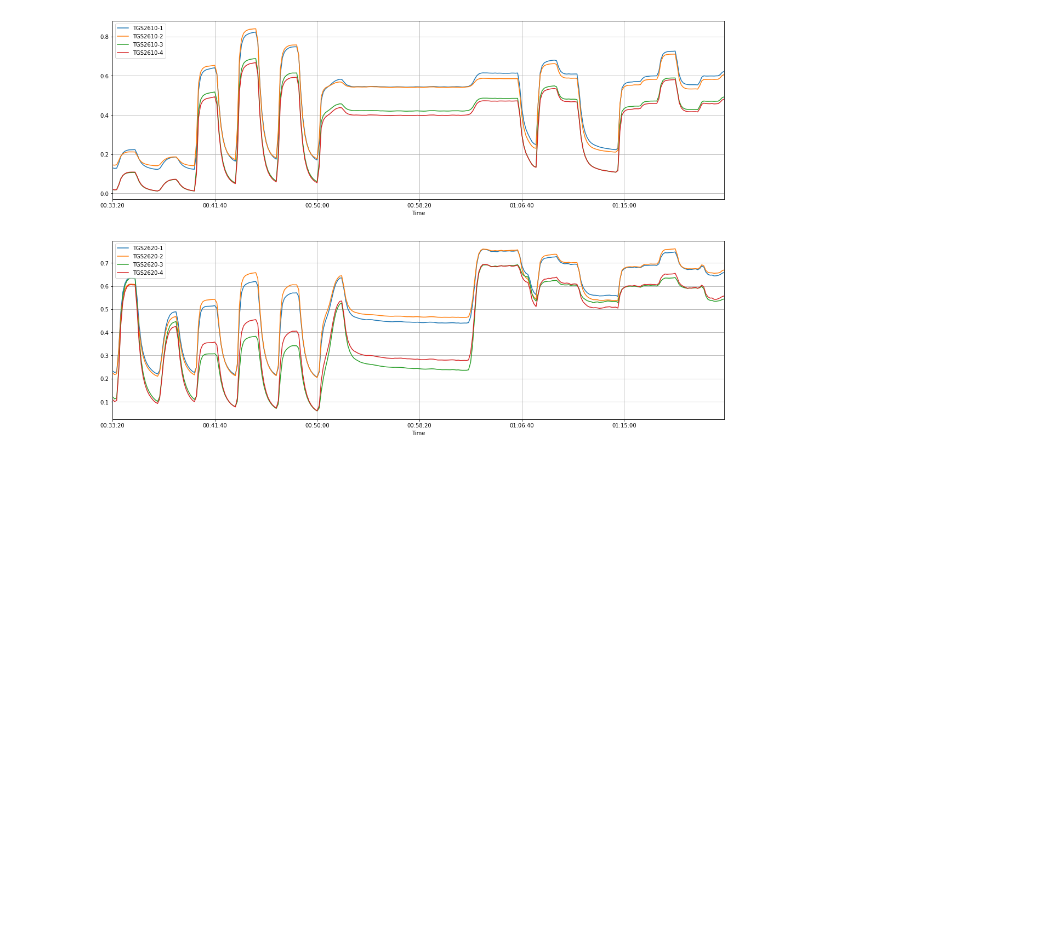
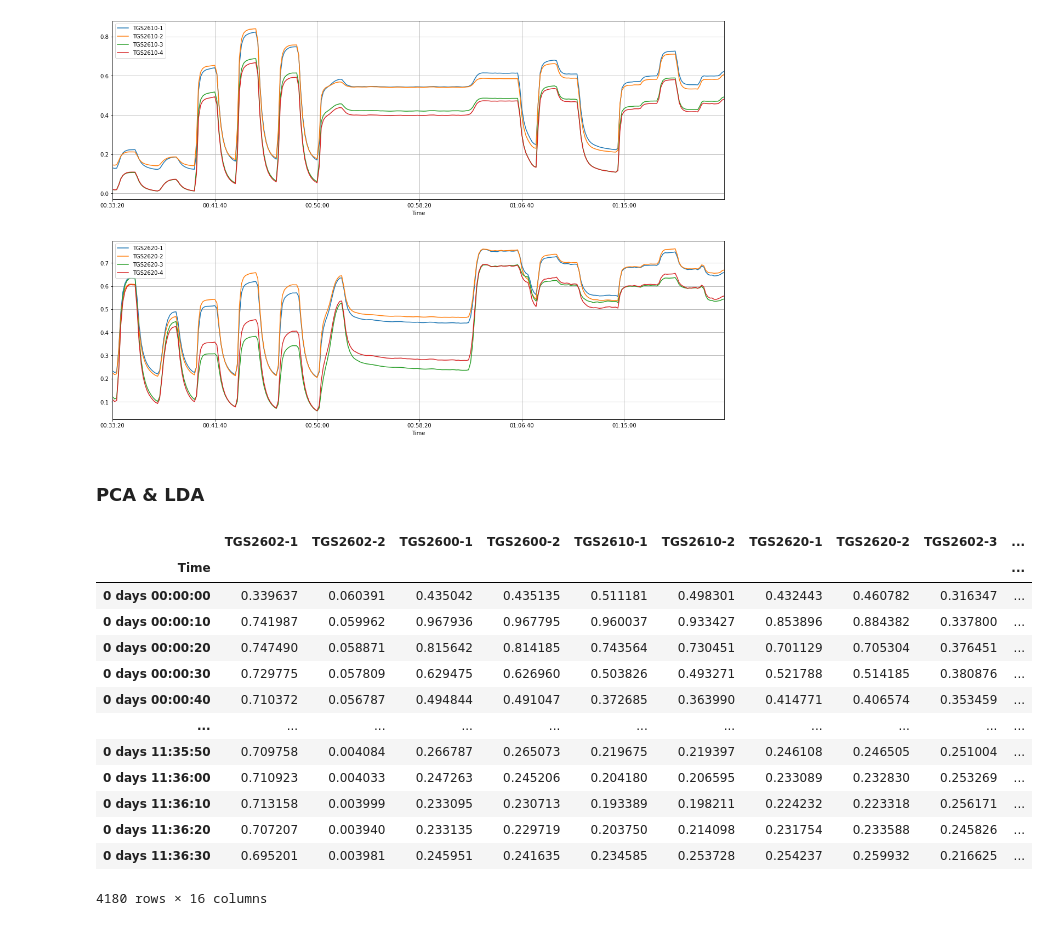
Before and after one commit to hoang-phuong-nguyen/Gas-data-analytics, a Jupyter notebook: Gas_mixture_classification.ipynb, the cells around one changed output. Cells and saved outputs as stored; diff of their text form; code cells hidden in the pictures; blank space fills up the shorter version.

```diff
--- a/Gas_mixture_classification.ipynb
+++ b/Gas_mixture_classification.ipynb
@@ -222,3 +230,22 @@ plt.show()
 [figure]
 [figure]
 [figure]
+# %% [markdown]
+### PCA & LDA
+# %%
+scaled_df.iloc[:, 2:]
+# %% [output]
+|  | TGS2602-1 | TGS2602-2 | TGS2600-1 | TGS2600-2 | TGS2610-1 | TGS2610-2 | TGS2620-1 | TGS2620-2 | TGS2602-3 | ... |
+| Time |  |  |  |  |  |  |  |  |  | ... |
+| 0 days 00:00:00 | 0.339637 | 0.060391 | 0.435042 | 0.435135 | 0.511181 | 0.498301 | 0.432443 | 0.460782 | 0.316347 | ... |
+| 0 days 00:00:10 | 0.741987 | 0.059962 | 0.967936 | 0.967795 | 0.960037 | 0.933427 | 0.853896 | 0.884382 | 0.337800 | ... |
+| 0 days 00:00:20 | 0.747490 | 0.058871 | 0.815642 | 0.814185 | 0.743564 | 0.730451 | 0.701129 | 0.705304 | 0.376451 | ... |
+| 0 days 00:00:30 | 0.729775 | 0.057809 | 0.629475 | 0.626960 | 0.503826 | 0.493271 | 0.521788 | 0.514185 | 0.380876 | ... |
+| 0 days 00:00:40 | 0.710372 | 0.056787 | 0.494844 | 0.491047 | 0.372685 | 0.363990 | 0.414771 | 0.406574 | 0.353459 | ... |
+| ... | ... | ... | ... | ... | ... | ... | ... | ... | ... | ... |
+| 0 days 11:35:50 | 0.709758 | 0.004084 | 0.266787 | 0.265073 | 0.219675 | 0.219397 | 0.246108 | 0.246505 | 0.251004 | ... |
+| 0 days 11:36:00 | 0.710923 | 0.004033 | 0.247263 | 0.245206 | 0.204180 | 0.206595 | 0.233089 | 0.232830 | 0.253269 | ... |
+| 0 days 11:36:10 | 0.713158 | 0.003999 | 0.233095 | 0.230713 | 0.193389 | 0.198211 | 0.224232 | 0.223318 | 0.256171 | ... |
+| 0 days 11:36:20 | 0.707207 | 0.003940 | 0.233135 | 0.229719 | 0.203750 | 0.214098 | 0.231754 | 0.233588 | 0.245826 | ... |
+| 0 days 11:36:30 | 0.695201 | 0.003981 | 0.245951 | 0.241635 | 0.234585 | 0.253728 | 0.254237 | 0.259932 | 0.216625 | ... |
+4180 rows × 16 columns
```
Also changed, not shown: parts of 8 cells of this notebook.
